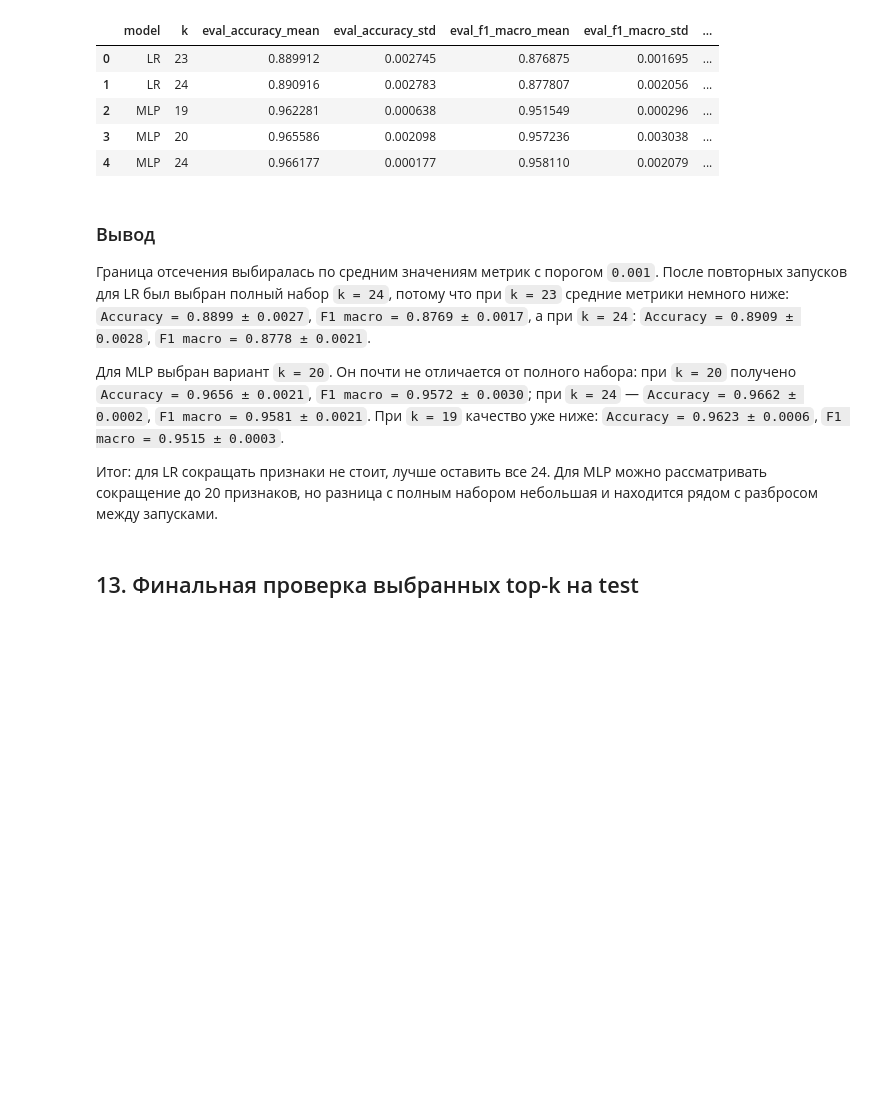
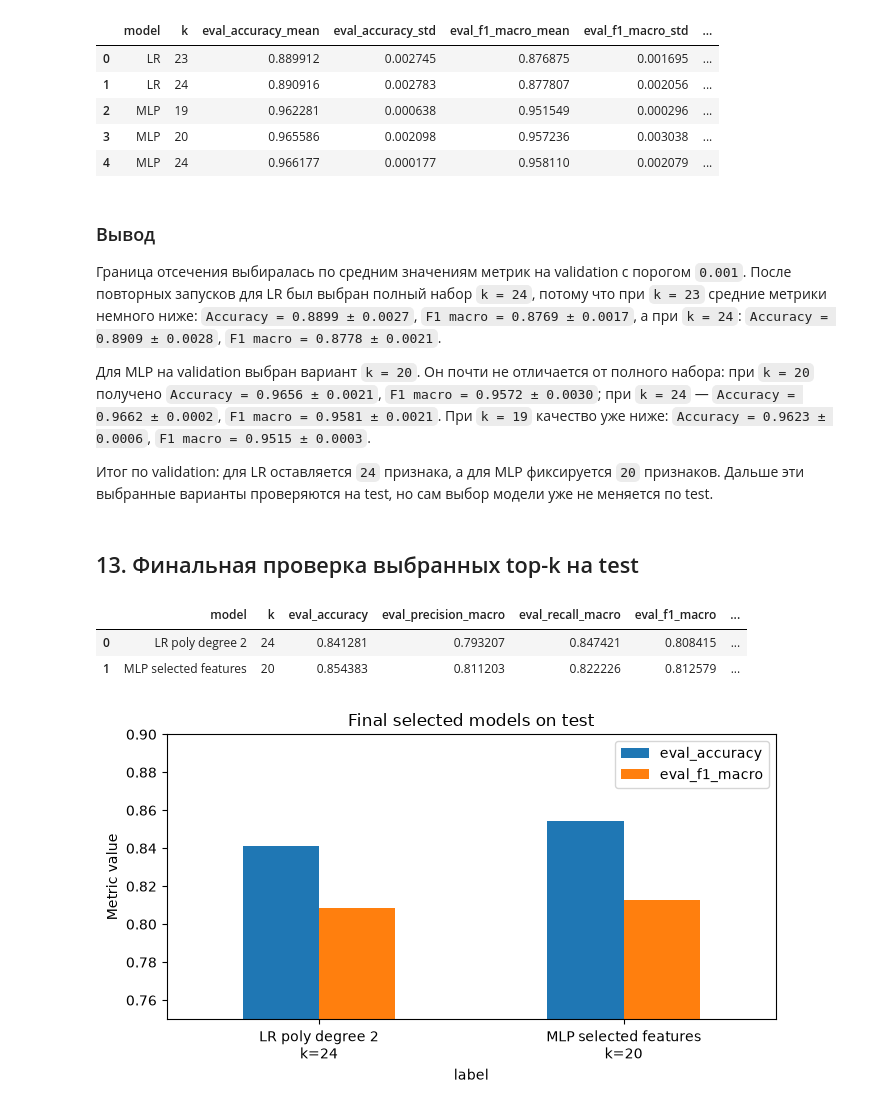
Before and after one commit to elena-kornaeva/Practice_Human-Activity-Recognition_Classifier, a Jupyter notebook: notebooks/06_Hyperparameter_Tuning.ipynb, the cells around one changed output. Saved outputs shown, nothing was run; the diff lists cells and outputs as text; code cells hidden in the pictures; blank space fills up the shorter version.

```diff
--- a/notebooks/06_Hyperparameter_Tuning.ipynb
+++ b/notebooks/06_Hyperparameter_Tuning.ipynb
@@ -589,11 +589,11 @@ feature_cutoff_comparison
 # %% [markdown]
 ### Вывод
 
- Граница отсечения выбиралась по средним значениям метрик с порогом `0.001`. После повторных запусков для LR был выбран полный набор `k = 24`, потому что при `k = 23` средние метрики немного ниже: `Accuracy = 0.8899 ± 0.0027`, `F1 macro = 0.8769 ± 0.0017`, а при `k = 24`: `Accuracy = 0.8909 ± 0.0028`, `F1 macro = 0.8778 ± 0.0021`.
+ Граница отсечения выбиралась по средним значениям метрик на validation с порогом `0.001`. После повторных запусков для LR был выбран полный набор `k = 24`, потому что при `k = 23` средние метрики немного ниже: `Accuracy = 0.8899 ± 0.0027`, `F1 macro = 0.8769 ± 0.0017`, а при `k = 24`: `Accuracy = 0.8909 ± 0.0028`, `F1 macro = 0.8778 ± 0.0021`.
 
- Для MLP выбран вариант `k = 20`. Он почти не отличается от полного набора: при `k = 20` получено `Accuracy = 0.9656 ± 0.0021`, `F1 macro = 0.9572 ± 0.0030`; при `k = 24` — `Accuracy = 0.9662 ± 0.0002`, `F1 macro = 0.9581 ± 0.0021`. При `k = 19` качество уже ниже: `Accuracy = 0.9623 ± 0.0006`, `F1 macro = 0.9515 ± 0.0003`.
+ Для MLP на validation выбран вариант `k = 20`. Он почти не отличается от полного набора: при `k = 20` получено `Accuracy = 0.9656 ± 0.0021`, `F1 macro = 0.9572 ± 0.0030`; при `k = 24` — `Accuracy = 0.9662 ± 0.0002`, `F1 macro = 0.9581 ± 0.0021`. При `k = 19` качество уже ниже: `Accuracy = 0.9623 ± 0.0006`, `F1 macro = 0.9515 ± 0.0003`.
 
- Итог: для LR сокращать признаки не стоит, лучше оставить все 24. Для MLP можно рассматривать сокращение до 20 признаков, но разница с полным набором небольшая и находится рядом с разбросом между запусками.
+ Итог по validation: для LR оставляется `24` признака, а для MLP фиксируется `20` признаков. Дальше эти выбранные варианты проверяются на test, но сам выбор модели уже не меняется по test.
 # %% [markdown]
 ## 13. Финальная проверка выбранных top-k на test
 # %%
@@ -603,33 +603,32 @@ def final_test_for_k(model_factory, ranked_features, k, model_name):
     metrics, pred = fit_and_evaluate(model, X_full[selected], y_full, X_test[selected], y_test)
     return {"model": model_name, "k": k, "features": selected, **metrics}, pred
 
-lr_full_test = {"model": "LR poly degree 2", "k": 24, **lr_test_metrics}
-mlp_full_test = {"model": "MLP all features", "k": 24, **mlp_test_metrics}
-lr_best_k_test, lr_best_k_pred = final_test_for_k(
-    lambda: make_lr_model(C=best_lr_C, polynomial_degree=1),
-    ranked_lr_features,
-    best_lr_k,
-    "LR linear",
-)
-mlp_best_k_test, mlp_best_k_pred = final_test_for_k(
+lr_final_test = {"model": "LR poly degree 2", "k": 24, **lr_test_metrics}
+mlp_final_test, mlp_best_k_pred = final_test_for_k(
     lambda: make_mlp_model(hidden_layer_sizes=best_mlp_architecture, random_state=42),
     ranked_mlp_features,
     best_mlp_k,
     "MLP selected features",
 )
-final_topk_test_results = pd.DataFrame([lr_full_test, lr_best_k_test, mlp_full_test, mlp_best_k_test])
+final_topk_test_results = pd.DataFrame([lr_final_test, mlp_final_test])
 final_topk_test_results[["model", "k", "eval_accuracy", "eval_precision_macro", "eval_recall_macro", "eval_f1_macro", "predict_time_ms"]]
+# %% [output]
+|  | model | k | eval_accuracy | eval_precision_macro | eval_recall_macro | eval_f1_macro | ... |
+| 0 | LR poly degree 2 | 24 | 0.841281 | 0.793207 | 0.847421 | 0.808415 | ... |
+| 1 | MLP selected features | 20 | 0.854383 | 0.811203 | 0.822226 | 0.812579 | ... |
 # %%
 plot_df = final_topk_test_results.copy()
 plot_df["label"] = plot_df["model"] + "\nk=" + plot_df["k"].astype(str)
-plot_df.set_index("label")[["eval_accuracy", "eval_f1_macro"]].plot(kind="bar", figsize=(9, 4))
-plt.title("Final model comparison on test")
+plot_df.set_index("label")[["eval_accuracy", "eval_f1_macro"]].plot(kind="bar", figsize=(7, 4))
+plt.title("Final selected models on test")
 plt.ylabel("Metric value")
 plt.ylim(0.75, 0.9)
 plt.xticks(rotation=0)
 plt.tight_layout()
 plt.savefig(FIGURES_DIR / "final_validation_results.png", dpi=150, bbox_inches="tight")
 plt.show()
+# %% [output]
+[figure, added]
 # %% [markdown]
 ### Вывод
 
```
Also changed, not shown: parts of 1 cell of this notebook.
